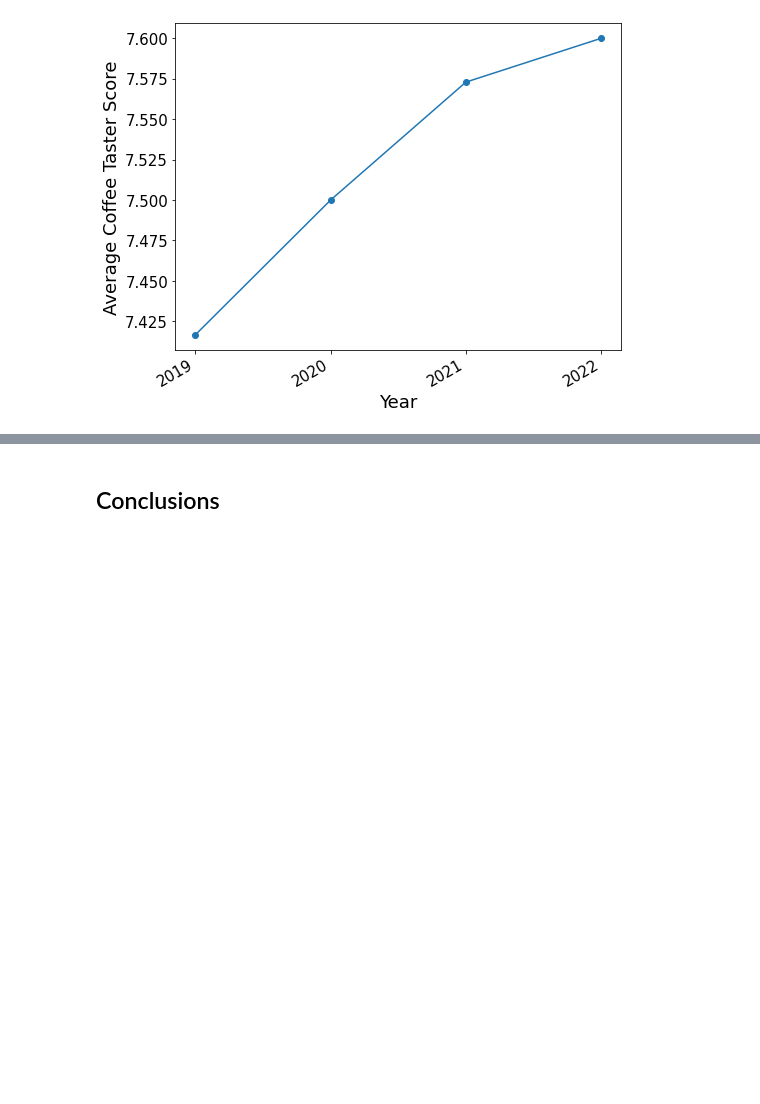
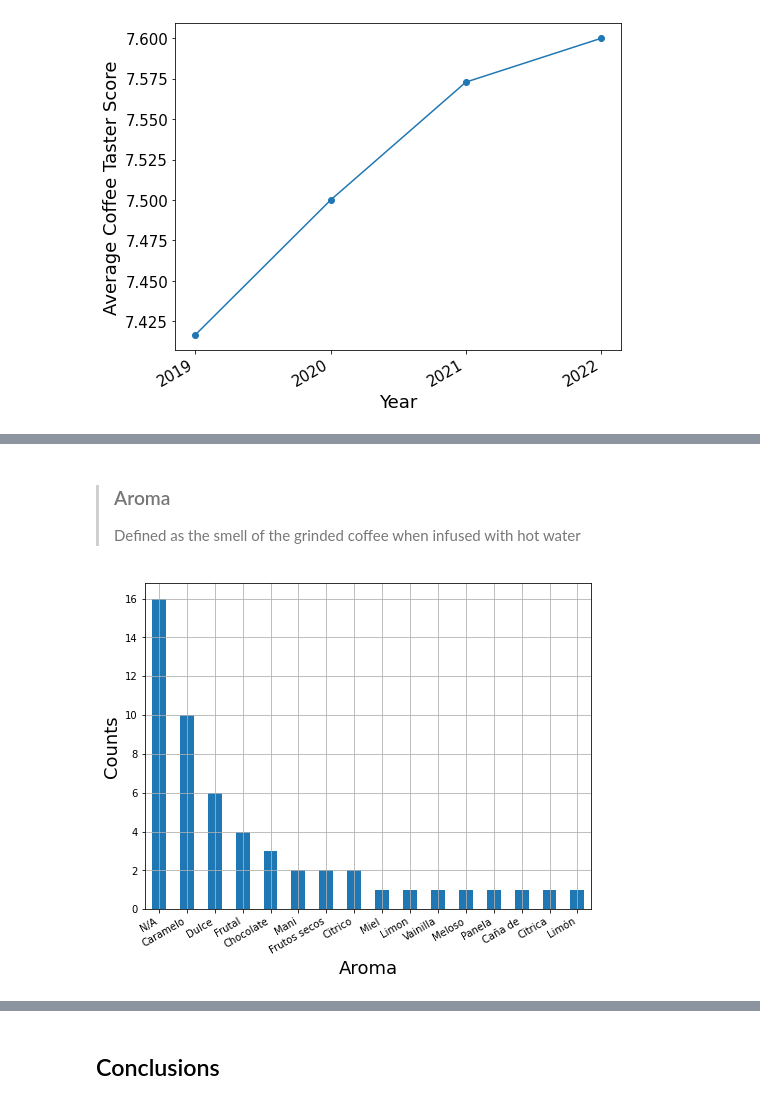
Before and after one commit to SRam3/Coffee_flavors_analyzer, a Jupyter notebook: notebooks/data_analysis.ipynb, the cells around one changed output, grey strips where cells are left out. Cells and saved outputs as stored; diff of their text form; code cells hidden in the pictures; blank space fills up the shorter version.

```diff
--- a/notebooks/data_analysis.ipynb
+++ b/notebooks/data_analysis.ipynb
@@ -119,0 +144,15 @@ plt.show();
+# %% [markdown]
+> ### Aroma
+>Defined as the smell of the grinded coffee when infused with hot water
+# %%
+coffee_data["Aroma"] = coffee_data["Descripcion"].str.extract(r"Aroma: (\w+.\w+)")
+fragrance = coffee_data["Aroma"].value_counts()
+plt.figure(figsize=(8,6))
+fragrance.plot(kind="bar")
+plt.grid()
+plt.xticks(rotation=30, ha="right", size=10)
+plt.xlabel("Aroma", size=18)
+plt.ylabel("Counts", size=18)
+plt.show()
+# %% [output]
+[figure, added]
```
Also changed, not shown: parts of 22 cells of this notebook, 1 other file.
